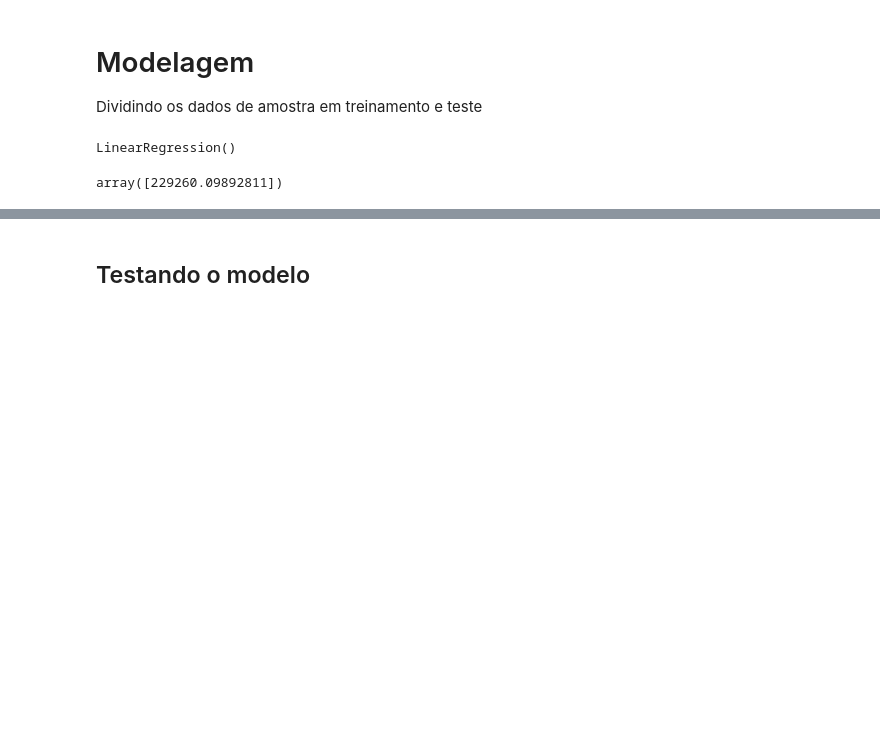
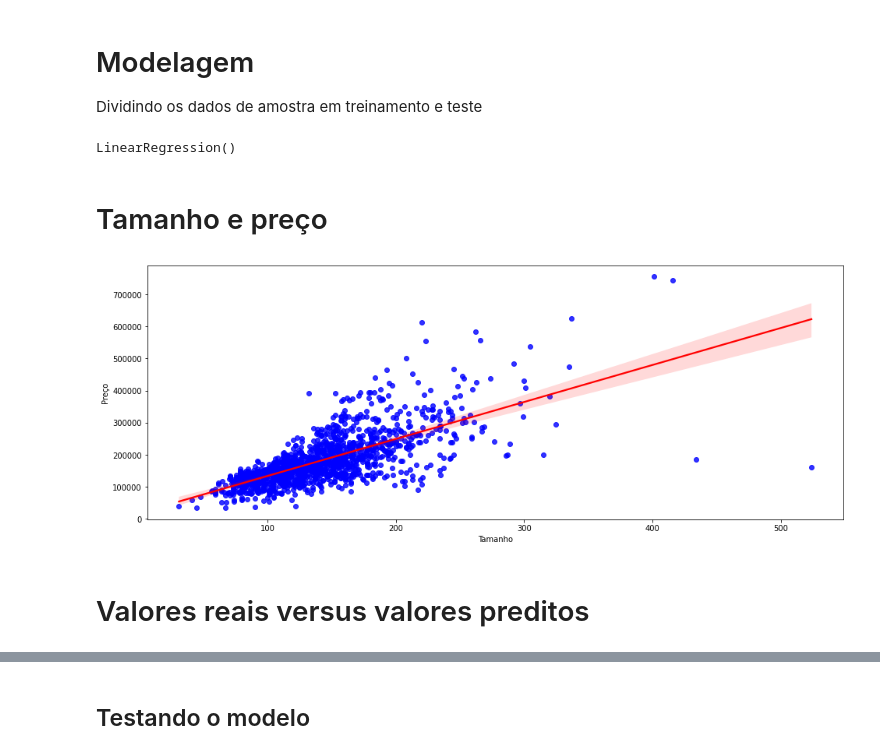
Before and after one commit to Kaiquenakao/analise-casa, a Jupyter notebook: analise-casas.ipynb, the cells around one changed output, grey strips where cells are left out. Drawn from its saved outputs; the diff is of its cells as text; code cells hidden in the pictures; blank space fills up the shorter version.

Commit message:
grafico tamanho e preco

```diff
--- a/analise-casas.ipynb
+++ b/analise-casas.ipynb
@@ -125,7 +125,14 @@ LR = LinearRegression()
 LR.fit(X_train, y_train)
 # %% [output]
 LinearRegression()
-# %%
-LR.predict([[159.0, 2003, 2]])
-# %% [output]
-array([229260.09892811])
+# %% [markdown]
+# Tamanho e preço
+# %%
+plt.figure(figsize=(16, 6))
+ax = sns.regplot(x="tamanho", y="preco", data=dados,
+                 scatter_kws={"color": "blue"}, line_kws={"color": "red"})
+ax.set(xlabel='Tamanho', ylabel='Preço');
+# %% [output]
+[figure, added]
+# %% [markdown]
+# Valores reais versus valores preditos
```
Also changed, not shown: parts of 4 cells of this notebook.
